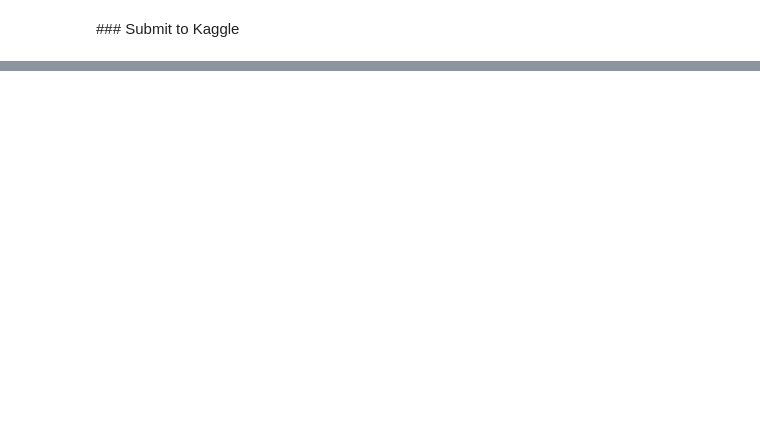
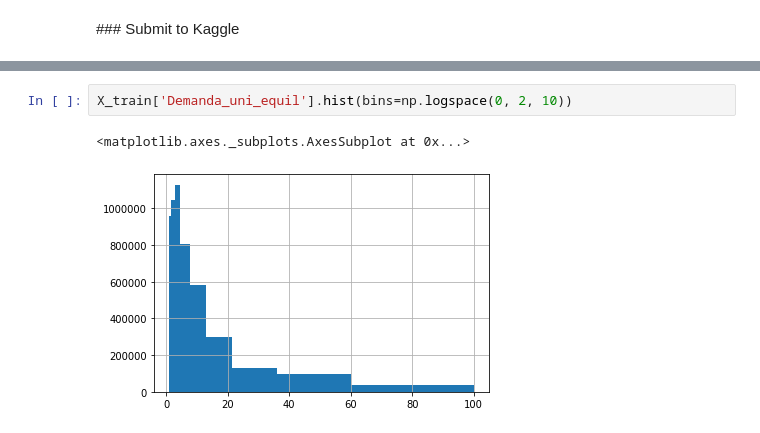
Before and after one commit to hervelao/bakery-products, a Jupyter notebook: shared_notebooks/07-xgboost-model-2.ipynb, the cells around one changed output, grey strips where cells are left out. Drawn from its saved outputs; the diff is of its cells as text; blank space fills up the shorter version.

```diff
--- a/shared_notebooks/07-xgboost-model-2.ipynb
+++ b/shared_notebooks/07-xgboost-model-2.ipynb
@@ -70,0 +95,5 @@ submit_df = submit_model(processed_test_df, model, "result_4")
+# %%
+X_train['Demanda_uni_equil'].hist(bins=np.logspace(0, 2, 10))
+# %% [output]
+<matplotlib.axes._subplots.AxesSubplot at 0x...>
+[figure, added]
```
Also changed, not shown: parts of 18 cells of this notebook, 4 other files.
